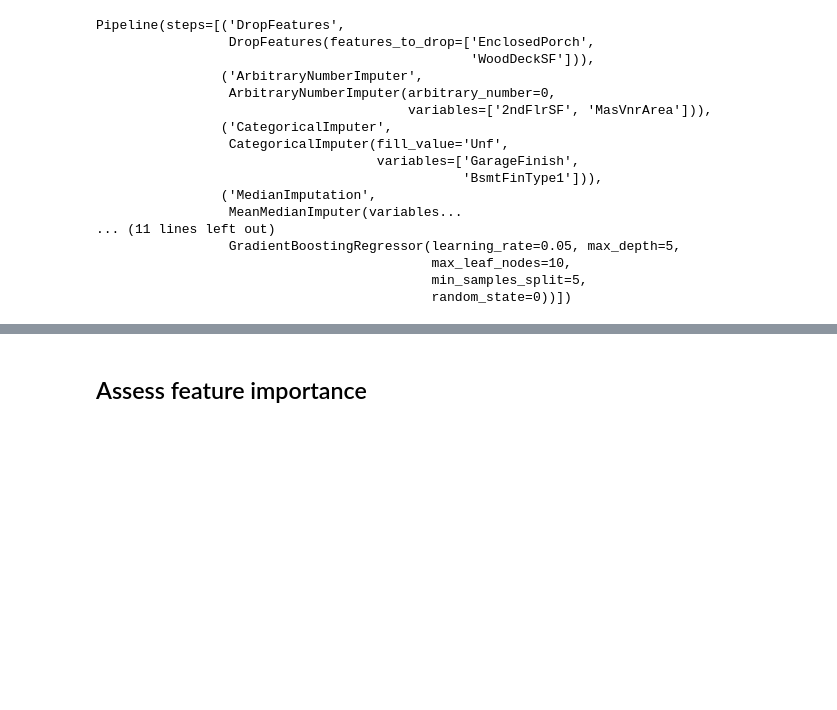
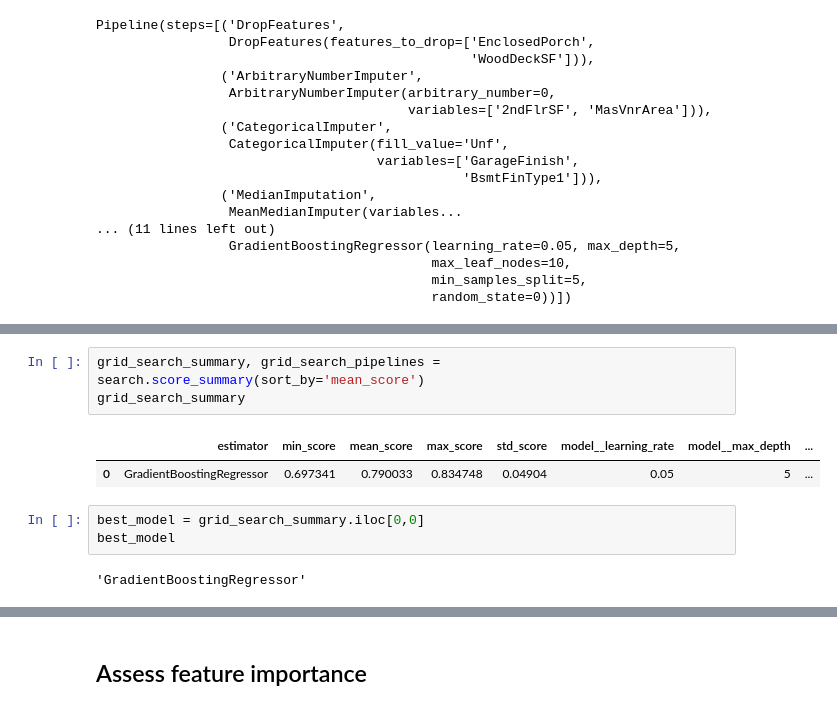
Before and after one commit to BjornL1/heritage-housing2, a Jupyter notebook: jupyter_notebooks/05 - ModelEvaluteRegr_PredictPrice.ipynb, the cells around one changed output, grey strips where cells are left out. Cells and saved outputs as stored; diff of their text form; blank space fills up the shorter version.

```diff
--- a/jupyter_notebooks/05 - ModelEvaluteRegr_PredictPrice.ipynb
+++ b/jupyter_notebooks/05 - ModelEvaluteRegr_PredictPrice.ipynb
@@ -423,0 +449,11 @@ Pipeline(steps=[('DropFeatures',
+# %%
+grid_search_summary, grid_search_pipelines = search.score_summary(sort_by='mean_score')
+grid_search_summary
+# %% [output]
+|  | estimator | min_score | mean_score | max_score | std_score | model__learning_rate | model__max_depth | ... |
+| 0 | GradientBoostingRegressor | 0.697341 | 0.790033 | 0.834748 | 0.04904 | 0.05 | 5 | ... |
+# %%
+best_model = grid_search_summary.iloc[0,0]
+best_model
+# %% [output]
+'GradientBoostingRegressor'
```
Also changed, not shown: parts of 9 cells of this notebook.
